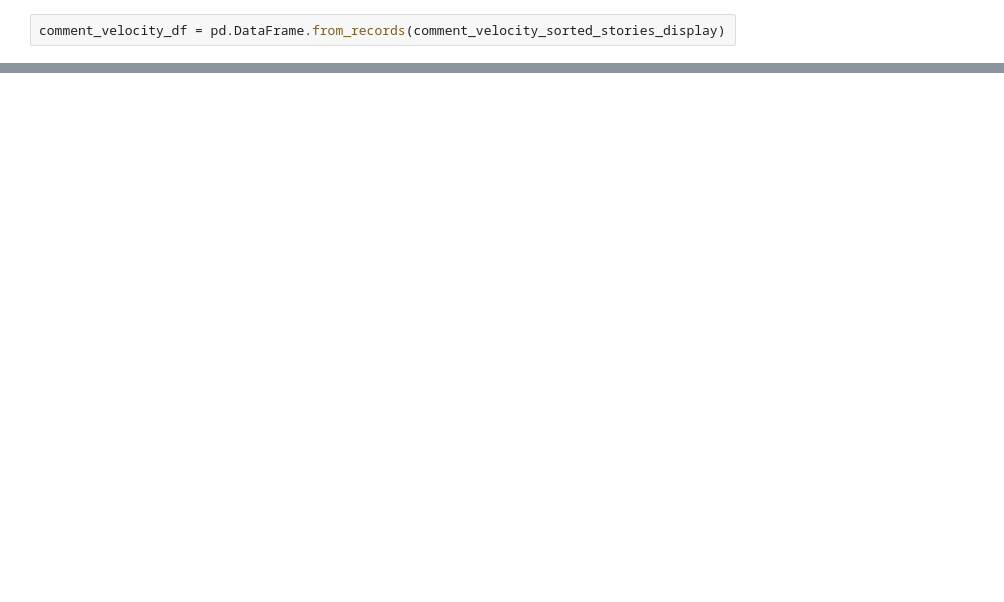
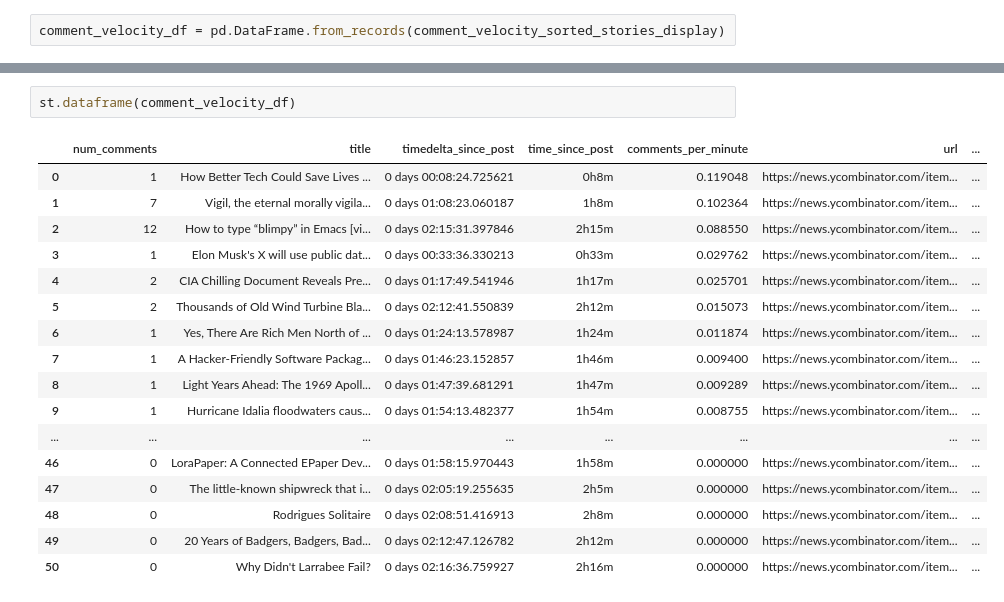
Before and after one commit to galenmarchetti/analytics-tooling, a Jupyter notebook: hn-pull-newest.ipynb, the cells around one changed output, grey strips where cells are left out. Drawn from its saved outputs; the diff is of its cells as text; blank space fills up the shorter version.

```diff
--- a/hn-pull-newest.ipynb
+++ b/hn-pull-newest.ipynb
@@ -208,0 +225,20 @@ DeltaGenerator()
+# %%
+st.dataframe(comment_velocity_df)
+# %% [output]
+|  | num_comments | title | timedelta_since_post | time_since_post | comments_per_minute | url | ... |
+| 0 | 1 | How Better Tech Could Save Lives ... | 0 days 00:08:24.725621 | 0h8m | 0.119048 | https://news.ycombinator.com/item... | ... |
+| 1 | 7 | Vigil, the eternal morally vigila... | 0 days 01:08:23.060187 | 1h8m | 0.102364 | https://news.ycombinator.com/item... | ... |
+| 2 | 12 | How to type “blimpy” in Emacs [vi... | 0 days 02:15:31.397846 | 2h15m | 0.088550 | https://news.ycombinator.com/item... | ... |
+| 3 | 1 | Elon Musk's X will use public dat... | 0 days 00:33:36.330213 | 0h33m | 0.029762 | https://news.ycombinator.com/item... | ... |
+| 4 | 2 | CIA Chilling Document Reveals Pre... | 0 days 01:17:49.541946 | 1h17m | 0.025701 | https://news.ycombinator.com/item... | ... |
+| 5 | 2 | Thousands of Old Wind Turbine Bla... | 0 days 02:12:41.550839 | 2h12m | 0.015073 | https://news.ycombinator.com/item... | ... |
+| 6 | 1 | Yes, There Are Rich Men North of ... | 0 days 01:24:13.578987 | 1h24m | 0.011874 | https://news.ycombinator.com/item... | ... |
+| 7 | 1 | A Hacker-Friendly Software Packag... | 0 days 01:46:23.152857 | 1h46m | 0.009400 | https://news.ycombinator.com/item... | ... |
+| 8 | 1 | Light Years Ahead: The 1969 Apoll... | 0 days 01:47:39.681291 | 1h47m | 0.009289 | https://news.ycombinator.com/item... | ... |
+| 9 | 1 | Hurricane Idalia floodwaters caus... | 0 days 01:54:13.482377 | 1h54m | 0.008755 | https://news.ycombinator.com/item... | ... |
+| ... | ... | ... | ... | ... | ... | ... | ... |
+| 46 | 0 | LoraPaper: A Connected EPaper Dev... | 0 days 01:58:15.970443 | 1h58m | 0.000000 | https://news.ycombinator.com/item... | ... |
+| 47 | 0 | The little-known shipwreck that i... | 0 days 02:05:19.255635 | 2h5m | 0.000000 | https://news.ycombinator.com/item... | ... |
+| 48 | 0 | Rodrigues Solitaire | 0 days 02:08:51.416913 | 2h8m | 0.000000 | https://news.ycombinator.com/item... | ... |
+| 49 | 0 | 20 Years of Badgers, Badgers, Bad... | 0 days 02:12:47.126782 | 2h12m | 0.000000 | https://news.ycombinator.com/item... | ... |
+| 50 | 0 | Why Didn't Larrabee Fail? | 0 days 02:16:36.759927 | 2h16m | 0.000000 | https://news.ycombinator.com/item... | ... |
```
Also changed, not shown: parts of 5 cells of this notebook, 1 other file.
